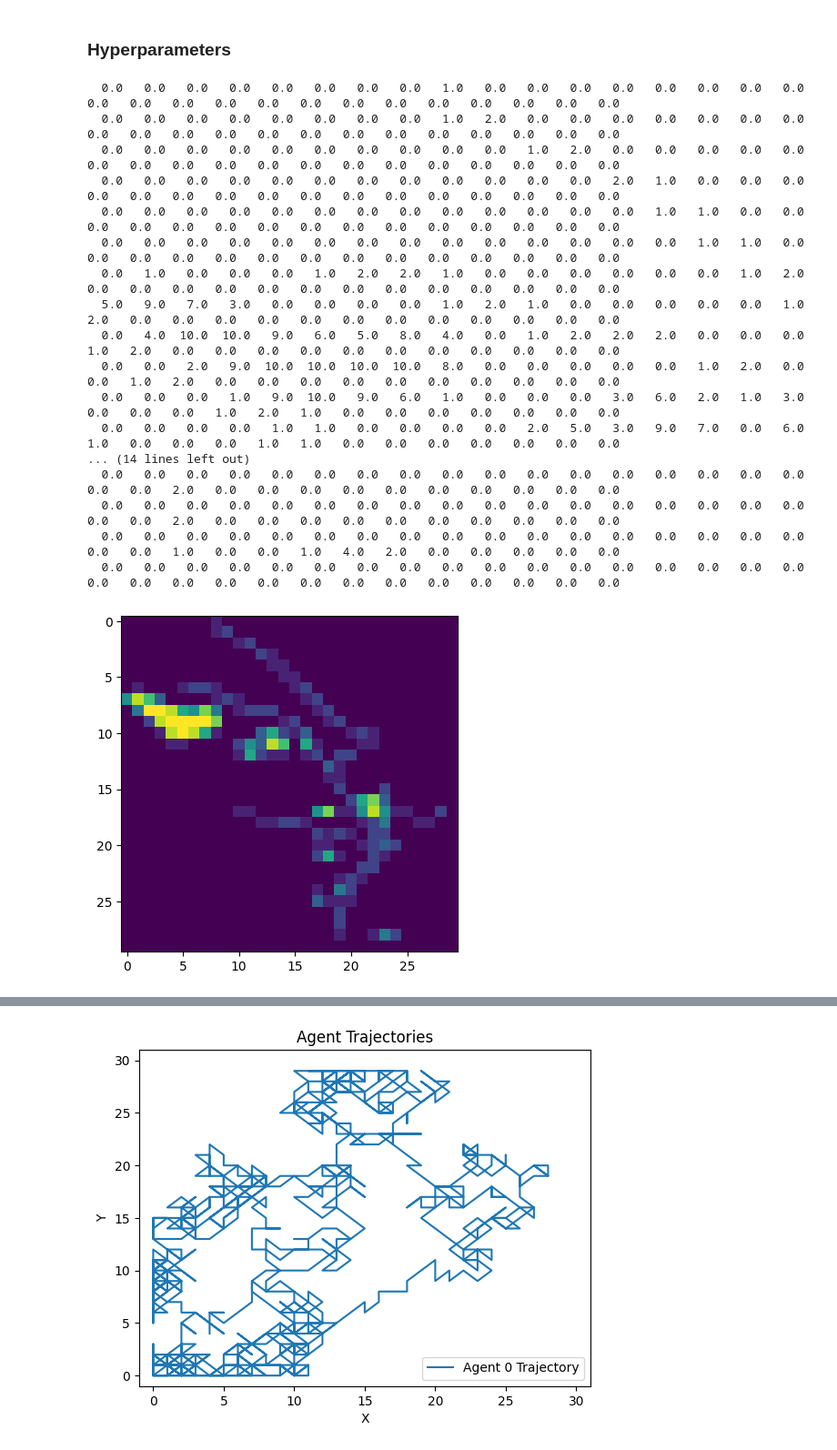
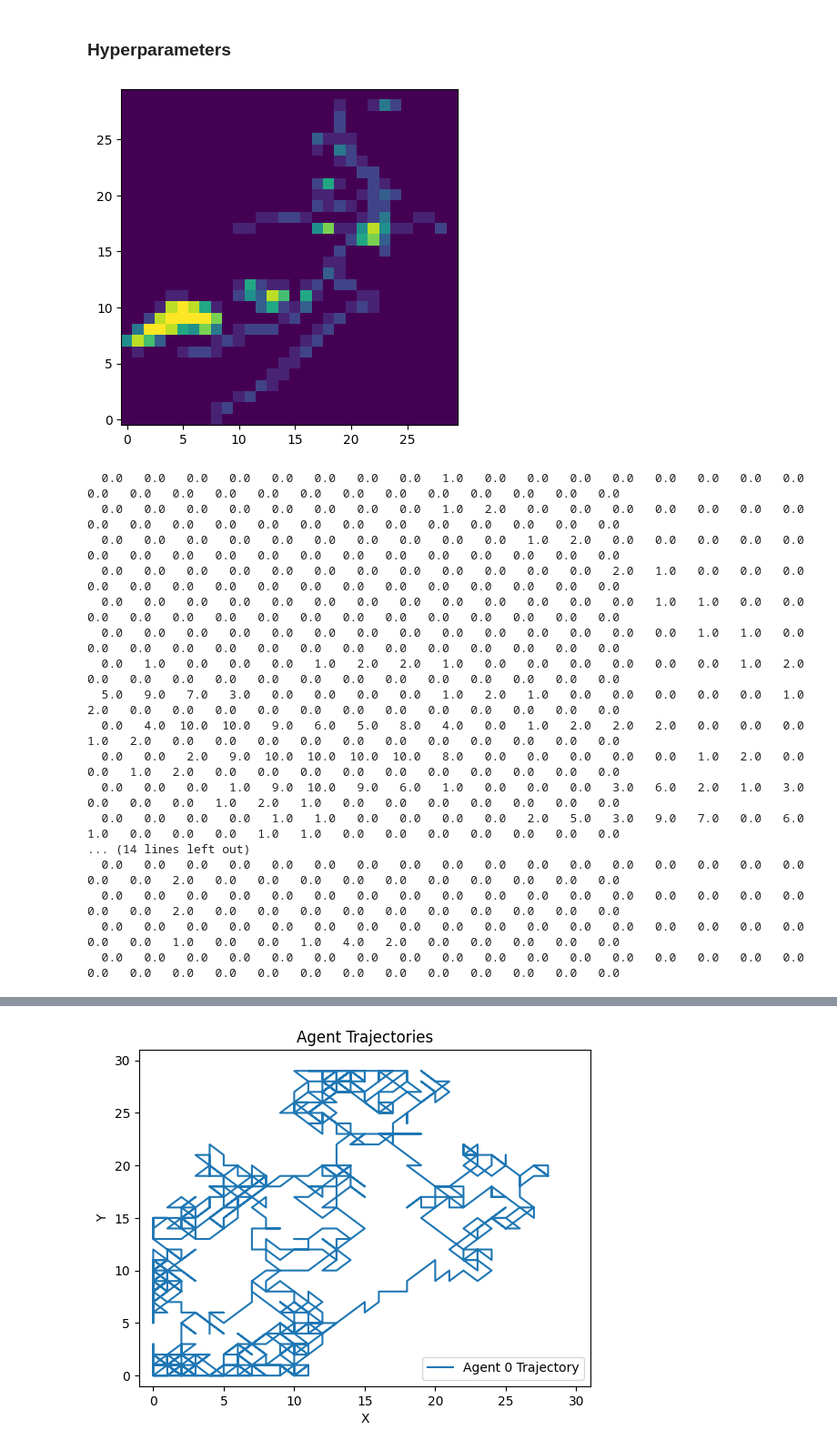
Before and after one commit to TheJoboReal/Bachelor, a Jupyter notebook: src/gym simple.ipynb, the cells around one changed output, grey strips where cells are left out. Shown at 91% size. Saved outputs shown, nothing was run; the diff lists cells and outputs as text; code cells hidden in the pictures.

```diff
--- a/src/gym simple.ipynb
+++ b/src/gym simple.ipynb
@@ -532,6 +532,8 @@ env = GridWorldEnv(size=SIZE)
 env.heatmap_env()
 
 plt.imshow(env.world, cmap='viridis')
+plt.gca().invert_yaxis()
+plt.show()
 # Print the environment world matrix in a pretty format
 for row in env.world:
     print(" ".join(f"{val:5.1f}" for val in row))
@@ -558,33 +560,34 @@ agent2 = SAR_agent(
     2,
     env=env,
     alpha=ALPHA,
     beta=BETA,
     gamma=GAMMA
 )
 
 agent3 = SAR_agent(
     3,
     env=env,
     alpha=ALPHA,
     beta=BETA,
     gamma=GAMMA
 )
 
 agent4 = SAR_agent(
     4,
     env=env,
     alpha=ALPHA,
     beta=BETA,
     gamma=GAMMA
 )
 
 agents = []
 agents.append(agent)
 # agents.append(agent1)
 # agents.append(agent2)
 # agents.append(agent3)
 # agents.append(agent4)
 # %% [output]
+[figure, new version]
   0.0   0.0   0.0   0.0   0.0   0.0   0.0   0.0   1.0   0.0   0.0   0.0   0.0   0.0   0.0   0.0   0.0   0.0   0.0   0.0   0.0   0.0   0.0   0.0   0.0   0.0   0.0   0.0   0.0   0.0
   0.0   0.0   0.0   0.0   0.0   0.0   0.0   0.0   1.0   2.0   0.0   0.0   0.0   0.0   0.0   0.0   0.0   0.0   0.0   0.0   0.0   0.0   0.0   0.0   0.0   0.0   0.0   0.0   0.0   0.0
   0.0   0.0   0.0   0.0   0.0   0.0   0.0   0.0   0.0   0.0   1.0   2.0   0.0   0.0   0.0   0.0   0.0   0.0   0.0   0.0   0.0   0.0   0.0   0.0   0.0   0.0   0.0   0.0   0.0   0.0
@@ -602,7 +605,6 @@ agents.append(agent)
   0.0   0.0   0.0   0.0   0.0   0.0   0.0   0.0   0.0   0.0   0.0   0.0   0.0   0.0   0.0   0.0   0.0   0.0   0.0   2.0   0.0   0.0   0.0   0.0   0.0   0.0   0.0   0.0   0.0   0.0
   0.0   0.0   0.0   0.0   0.0   0.0   0.0   0.0   0.0   0.0   0.0   0.0   0.0   0.0   0.0   0.0   0.0   0.0   0.0   1.0   0.0   0.0   1.0   4.0   2.0   0.0   0.0   0.0   0.0   0.0
   0.0   0.0   0.0   0.0   0.0   0.0   0.0   0.0   0.0   0.0   0.0   0.0   0.0   0.0   0.0   0.0   0.0   0.0   0.0   0.0   0.0   0.0   0.0   0.0   0.0   0.0   0.0   0.0   0.0   0.0
-[figure, old version]
 # %%
 swarm = swarm(env, agents, N_EPISODES, UPDATE_STEP)
 
```
Also changed, not shown: parts of 2 cells of this notebook.
